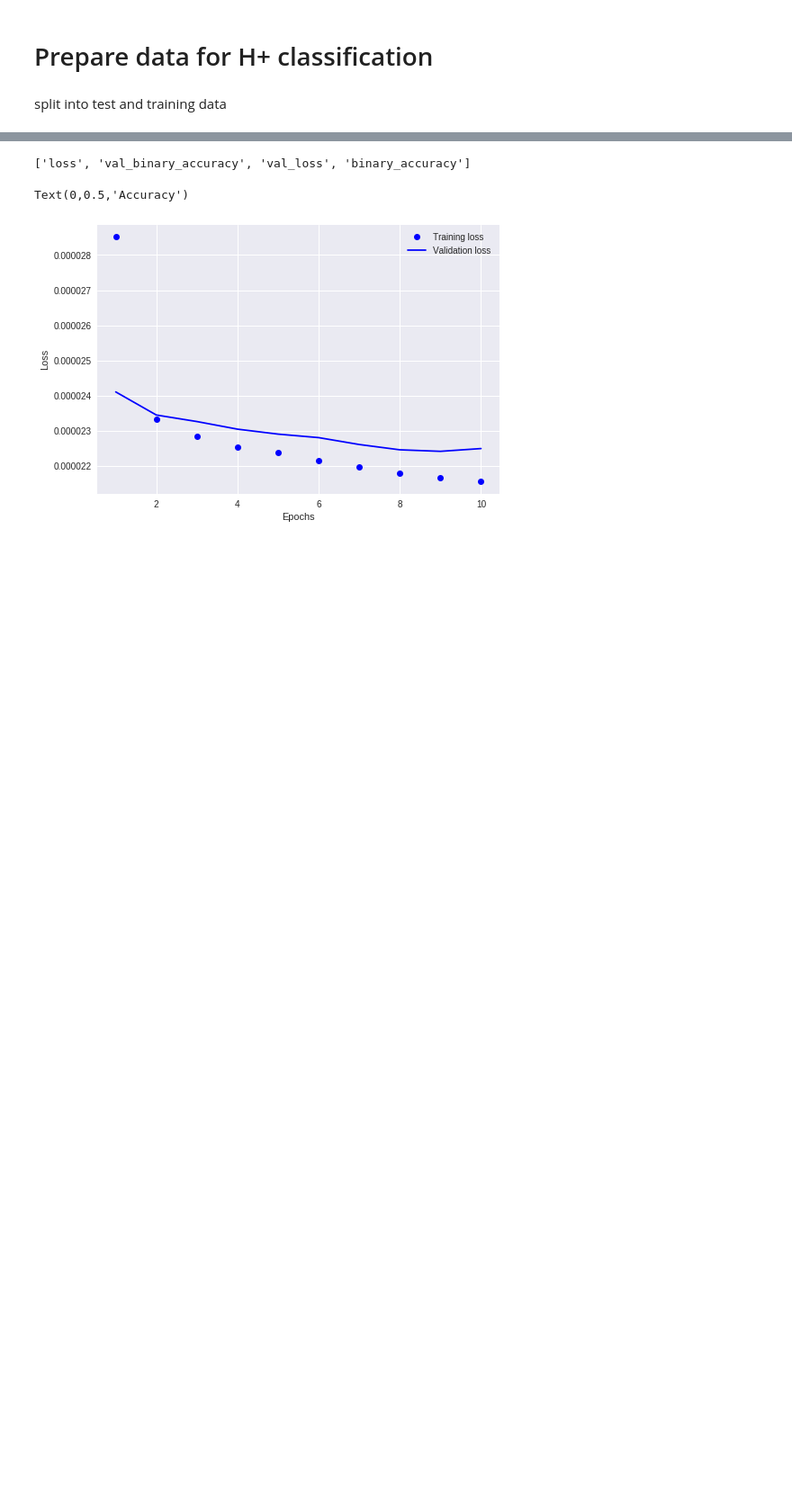
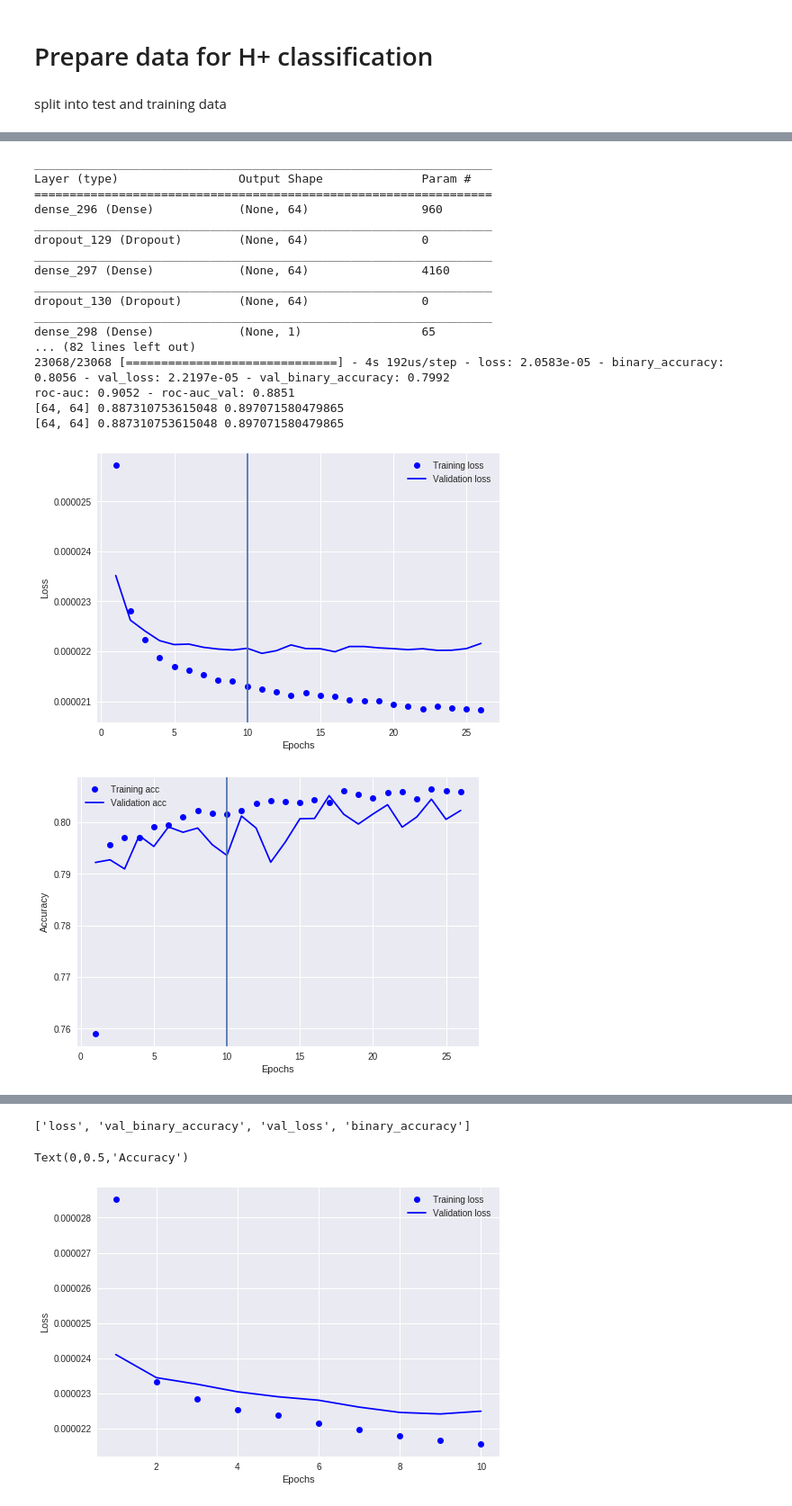
Before and after one commit to asalvadorsalas/HplusML, a Jupyter notebook: StandardNN.ipynb, the cells around one changed output, grey strips where cells are left out. Shown: that part at 90% size. Saved outputs shown, nothing was run; the diff lists cells and outputs as text; code cells hidden in the pictures; blank space fills up the shorter version.

```diff
--- a/StandardNN.ipynb
+++ b/StandardNN.ipynb
@@ -149,0 +283,23 @@ roc-auc: 0.897 - roc-auc_val: 0.8843
+# %%
+trainModel([[64,64]], dropout=0.1)
+plotMetric(history, callbacks)
+# %% [output]
+_________________________________________________________________
+Layer (type)                 Output Shape              Param #
+=================================================================
+dense_296 (Dense)            (None, 64)                960
+_________________________________________________________________
+dropout_129 (Dropout)        (None, 64)                0
+_________________________________________________________________
+dense_297 (Dense)            (None, 64)                4160
+_________________________________________________________________
+dropout_130 (Dropout)        (None, 64)                0
+_________________________________________________________________
+dense_298 (Dense)            (None, 1)                 65
+... (82 lines left out)
+23068/23068 [==============================] - 4s 192us/step - loss: 2.0583e-05 - binary_accuracy: 0.8056 - val_loss: 2.2197e-05 - val_binary_accuracy: 0.7992
+roc-auc: 0.9052 - roc-auc_val: 0.8851
+[64, 64] 0.887310753615048 0.897071580479865
+[64, 64] 0.887310753615048 0.897071580479865
+[figure, added]
+[figure, added]
```
Also changed, not shown: parts of 31 cells of this notebook.
